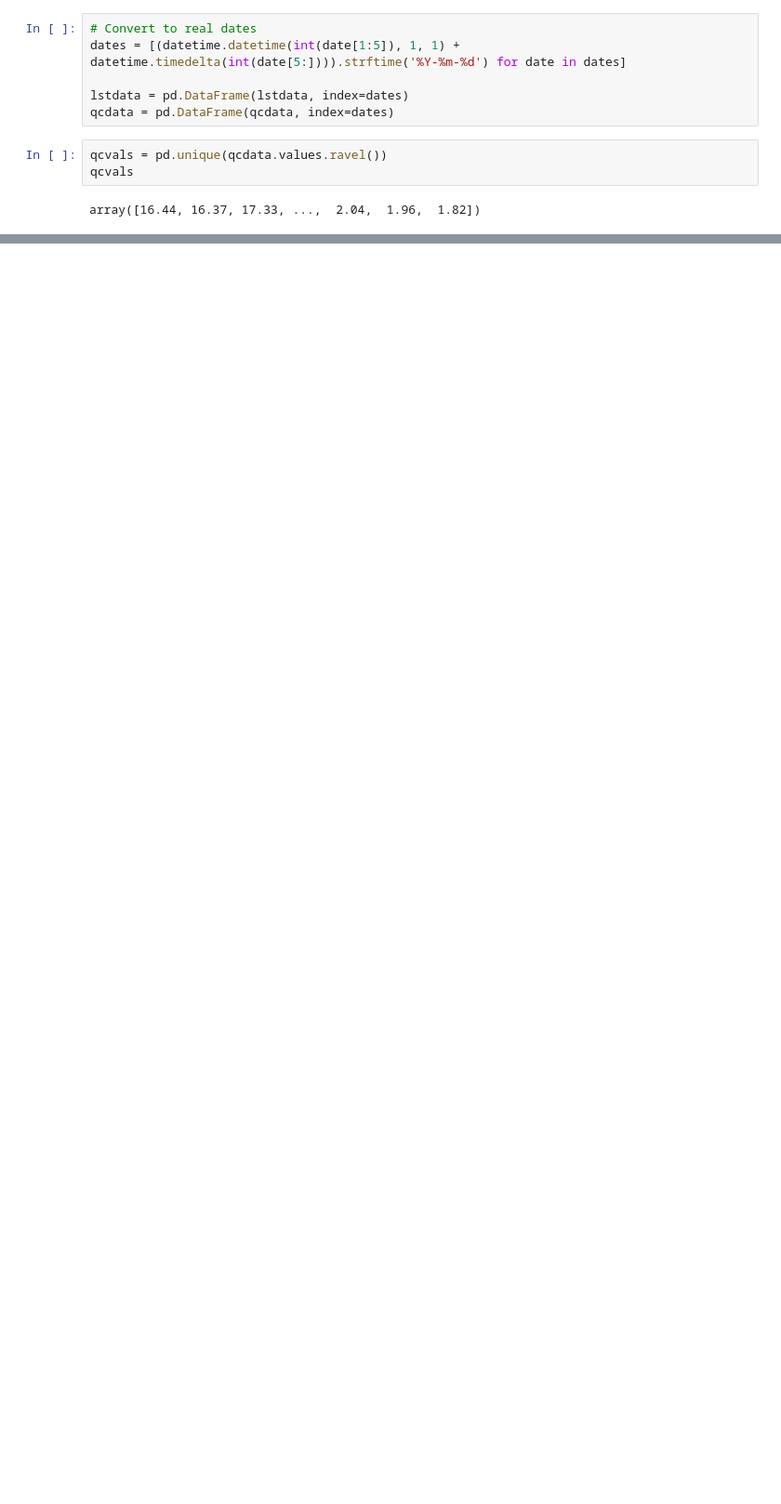
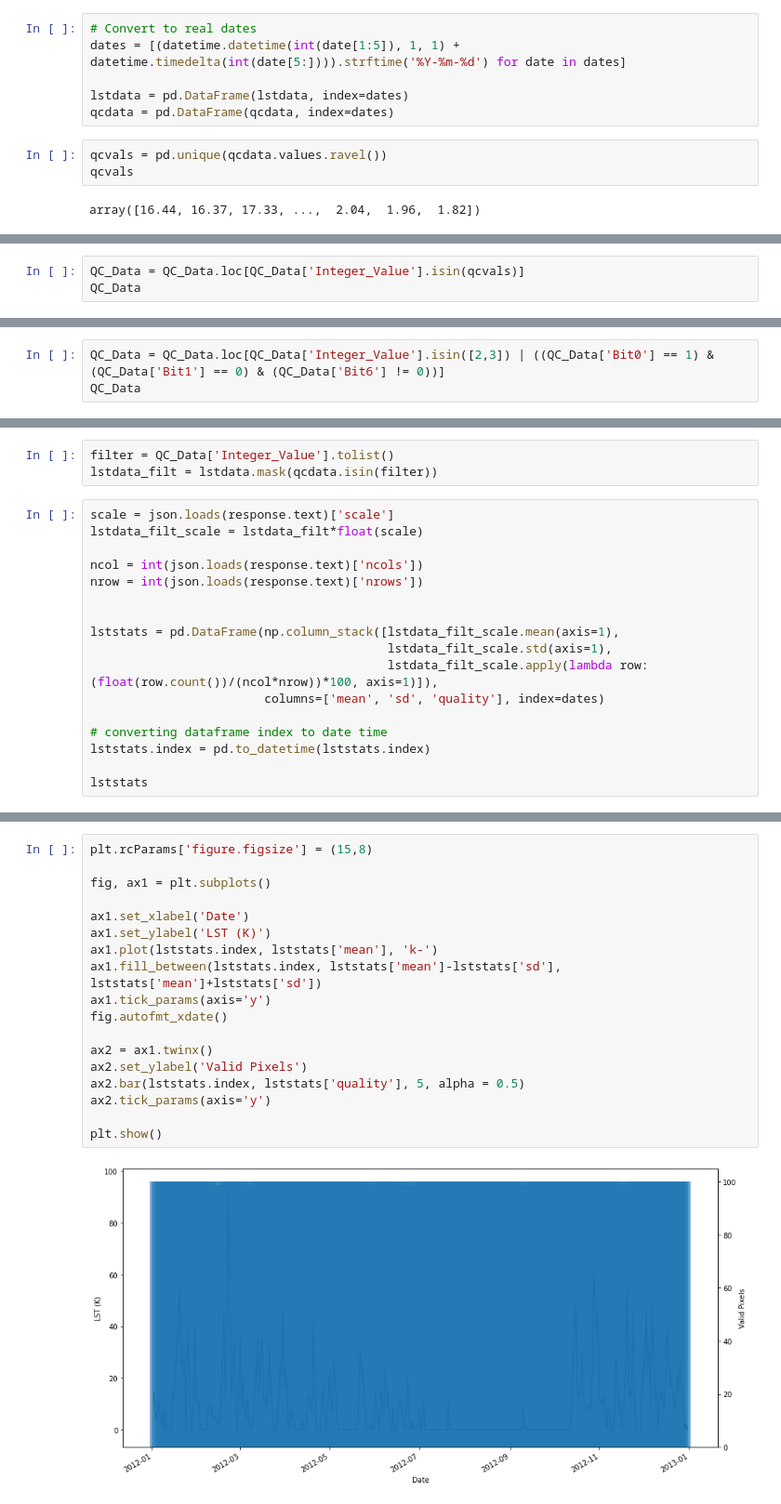
Before and after one commit to ianvd/gage-guesser, a Jupyter notebook: Main.ipynb, the cells around one changed output, grey strips where cells are left out. Shown at 93% size. Drawn from its saved outputs; the diff is of its cells as text; blank space fills up the shorter version.

```diff
--- a/Main.ipynb
+++ b/Main.ipynb
@@ -379,0 +415,3 @@ TypeError: 'Map' object is not callable
+# %%
+QC_Data = QC_Data.loc[QC_Data['Integer_Value'].isin(qcvals)]
+QC_Data
@@ -379,0 +436,3 @@ TypeError: 'Map' object is not callable
+# %%
+QC_Data = QC_Data.loc[QC_Data['Integer_Value'].isin([2,3]) | ((QC_Data['Bit0'] == 1) & (QC_Data['Bit1'] == 0) & (QC_Data['Bit6'] != 0))]
+QC_Data
@@ -379,0 +443,20 @@ TypeError: 'Map' object is not callable
+# %%
+filter = QC_Data['Integer_Value'].tolist()
+lstdata_filt = lstdata.mask(qcdata.isin(filter))
+# %%
+scale = json.loads(response.text)['scale']
+lstdata_filt_scale = lstdata_filt*float(scale)
+
+ncol = int(json.loads(response.text)['ncols'])
+nrow = int(json.loads(response.text)['nrows'])
+
+
+lststats = pd.DataFrame(np.column_stack([lstdata_filt_scale.mean(axis=1),
+                                         lstdata_filt_scale.std(axis=1),
+                                         lstdata_filt_scale.apply(lambda row: (float(row.count())/(ncol*nrow))*100, axis=1)]),
+                        columns=['mean', 'sd', 'quality'], index=dates)
+
+# converting dataframe index to date time
+lststats.index = pd.to_datetime(lststats.index)
+
+lststats
@@ -379,0 +477,20 @@ TypeError: 'Map' object is not callable
+# %%
+plt.rcParams['figure.figsize'] = (15,8)
+
+fig, ax1 = plt.subplots()
+
+ax1.set_xlabel('Date')
+ax1.set_ylabel('LST (K)')
+ax1.plot(lststats.index, lststats['mean'], 'k-')
+ax1.fill_between(lststats.index, lststats['mean']-lststats['sd'], lststats['mean']+lststats['sd'])
+ax1.tick_params(axis='y')
+fig.autofmt_xdate()
+
+ax2 = ax1.twinx()
+ax2.set_ylabel('Valid Pixels')
+ax2.bar(lststats.index, lststats['quality'], 5, alpha = 0.5)
+ax2.tick_params(axis='y')
+
+plt.show()
+# %% [output]
+[figure, added]
```
Also changed, not shown: parts of 9 cells of this notebook.
